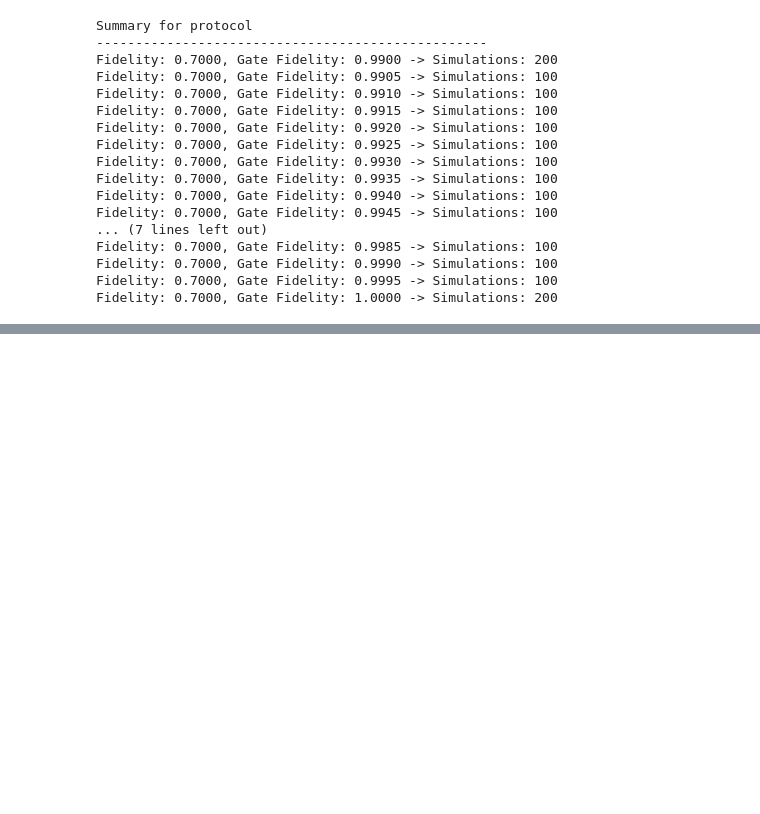
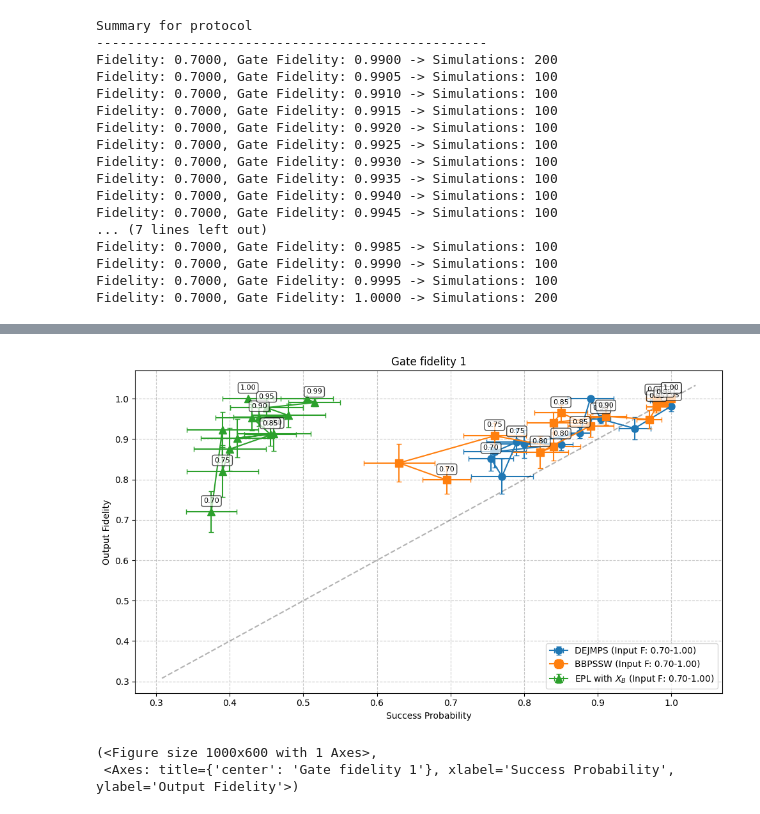
Before and after one commit to goncalo-meneses/qcc-project, a Jupyter notebook: plotting_analysis/deltas.ipynb, the cells around one changed output, grey strips where cells are left out. Drawn from its saved outputs; the diff is of its cells as text; code cells hidden in the pictures; blank space fills up the shorter version.

Commit message:
Added output fidelity vs success probability plot

```diff
--- a/plotting_analysis/deltas.ipynb
+++ b/plotting_analysis/deltas.ipynb
@@ -107,0 +110,10 @@ plot_success_prob(results_list, title='Gate fidelity 1', theoretical_p=True, fr=
+# %%
+results_list = [('DEJMPS', dejmps),
+                ('BBPSSW', bbpssw),
+                (r'EPL with $X_B$', epl_local)]
+
+plot_fidelity_vs_success(results_list, gate_fidelity=1.0, title="Gate fidelity 1")
+# %% [output]
+[figure, added]
+(<Figure size 1000x600 with 1 Axes>,
+ <Axes: title={'center': 'Gate fidelity 1'}, xlabel='Success Probability', ylabel='Output Fidelity'>)
```
Also changed, not shown: parts of 3 cells of this notebook, 1 other file.
